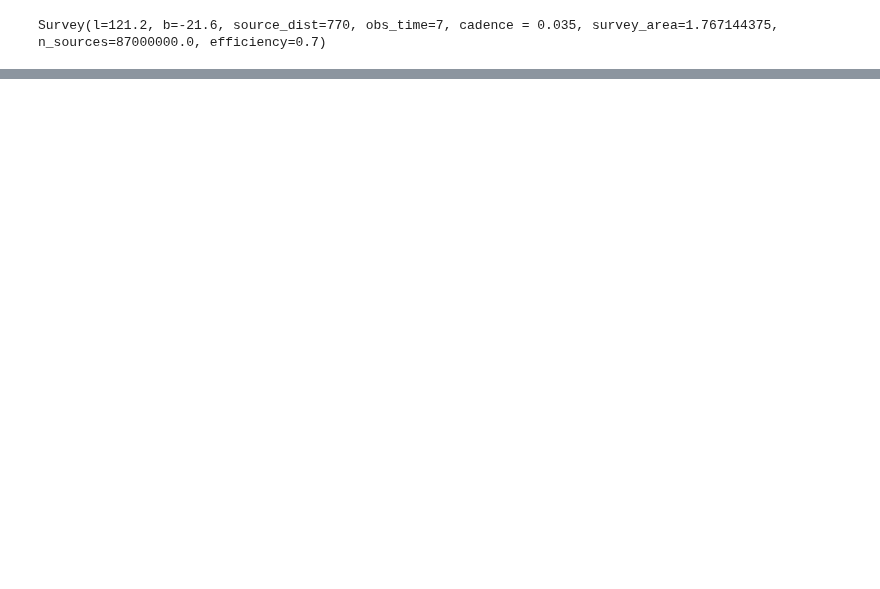
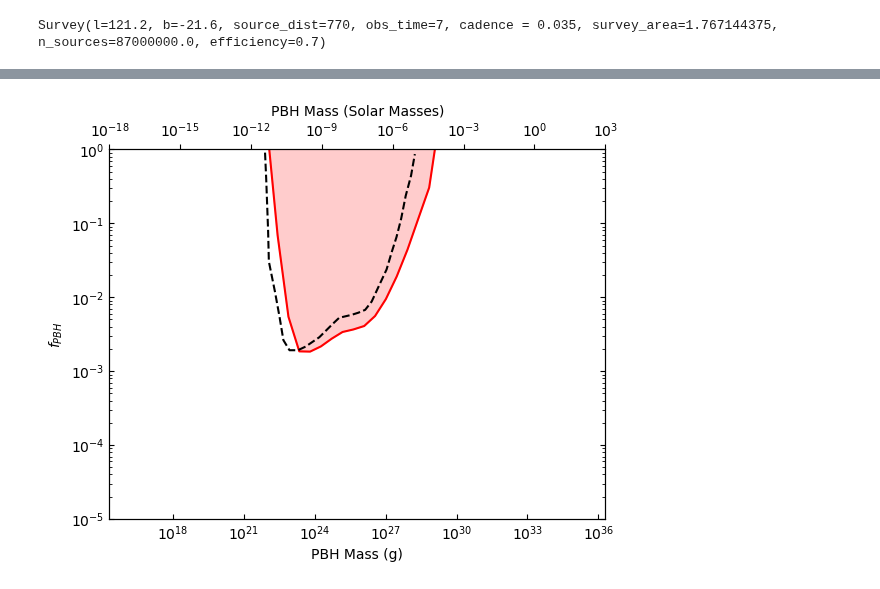
Before and after one commit to NolanSmyth/LensCalcPy, a Jupyter notebook: examples/hsc_pbh.ipynb, the cells around one changed output, grey strips where cells are left out. Cells and saved outputs as stored; diff of their text form; code cells hidden in the pictures; blank space fills up the shorter version.

```diff
--- a/examples/hsc_pbh.ipynb
+++ b/examples/hsc_pbh.ipynb
@@ -158,0 +155,34 @@ plt.show()
+# %%
+#t_DURATION VERSION
+# Define conversion factor
+sol_to_gram = 1.989e33
+
+fig, ax2 = plt.subplots()
+
+# Plot on first x-axis
+# ax2.plot(m_grams, fdms, 'r', ls=':')
+ax2.plot(m_grams, fdm_finite, 'r', ls='-')
+ax2.fill_betweenx(fdm_finite, m_grams, color='r', alpha=0.2)  # shade the area above the curve
+# ax2.fill_betweenx(fdms, [x*sol_to_gram for x in m_pbhs], color='r', alpha=0.2)  # shade the area above the curve
+
+ax2.plot(x_values*sol_to_gram, y_values, 'k', ls='--')
+
+ax2.set_xscale('log')
+ax2.set_yscale('log')
+ax2.set_xlabel('PBH Mass (g)')
+ax2.set_ylabel(r'$f_{PBH}$')
+ax2.set_ylim(1e-5, 1e0)
+ax2.set_xlim([x*sol_to_gram for x in [1e-18, 1e3]])
+
+ax2.tick_params(axis='both', which='both', direction='in', top=True, right=True)
+
+ax1 = ax2.twiny()  # create a second x-axis
+
+# Set the limits of the second x-axis
+ax1.set_xlim(1e-18, 1e3)
+ax1.set_xscale('log')
+ax1.set_xlabel('PBH Mass (Solar Masses)')
+
+plt.show()
+# %% [output]
+[figure, added]
```
Also changed, not shown: parts of 6 cells of this notebook, 15 other files.
